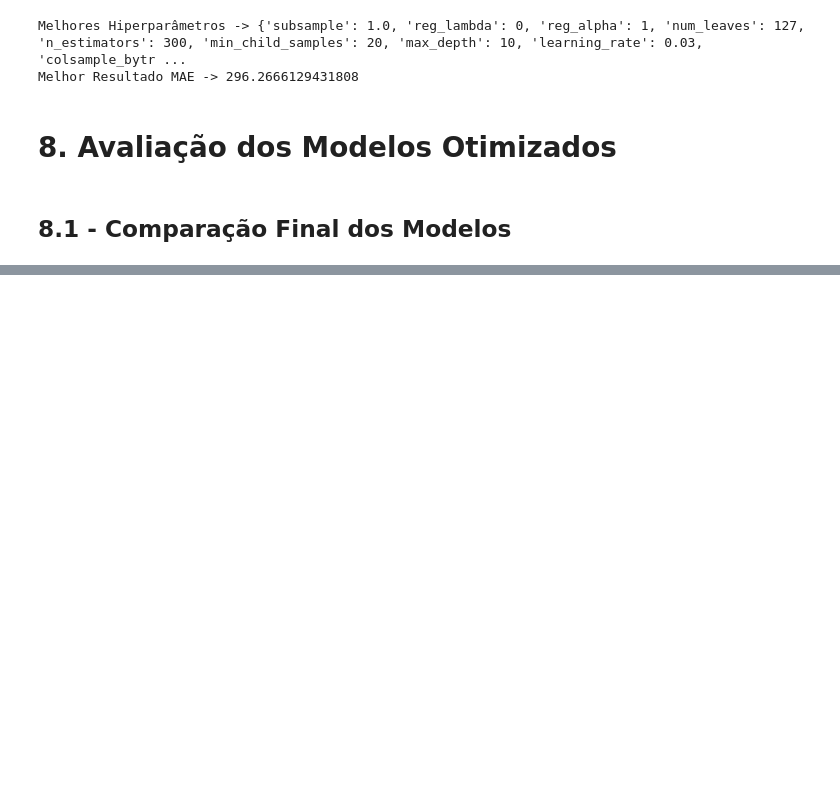
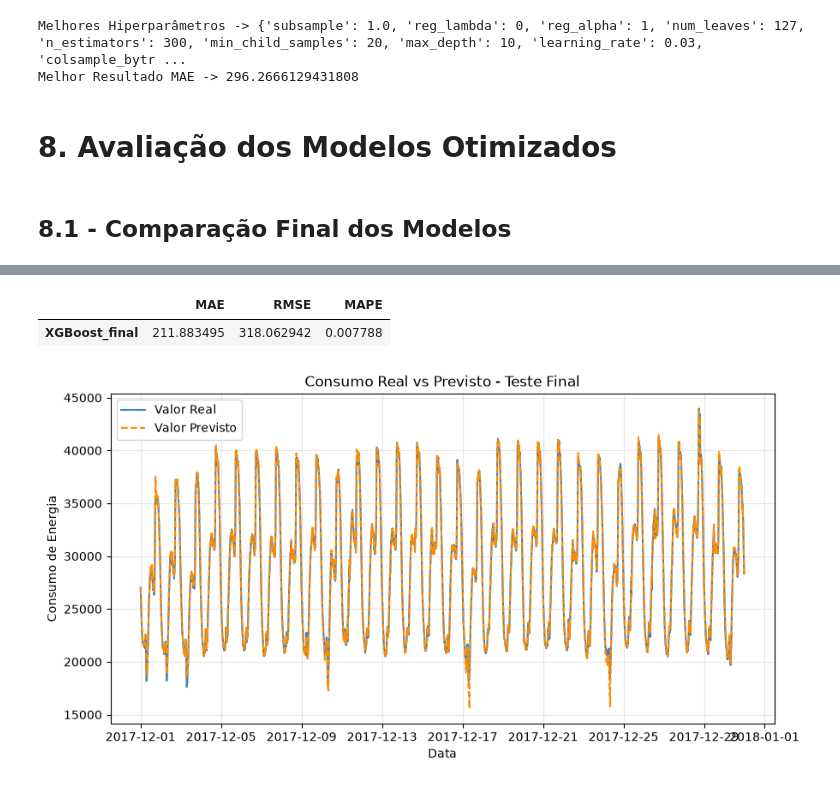
Before and after one commit to RenanTrevelim/energy-demand-forecasting, a Jupyter notebook: notebooks/03_modelos_ML.ipynb, the cells around one changed output, grey strips where cells are left out. Cells and saved outputs as stored; diff of their text form; code cells hidden in the pictures; blank space fills up the shorter version.

```diff
--- a/notebooks/03_modelos_ML.ipynb
+++ b/notebooks/03_modelos_ML.ipynb
@@ -521,0 +522,12 @@ plt.show()
+# %%
+sampler = optuna.samplers.TPESampler(seed=42)
+
+study_xgb = optuna.create_study(
+    direction="minimize",
+    sampler=sampler
+)
+
+study_xgb.optimize(
+    objective_xgb,
+    n_trials=20
+)
@@ -521,0 +697,4 @@ plt.show()
+# %%
+modelo_final = xgb.XGBRegressor(**study_xgb.best_params, random_state=42, n_jobs=-1)
+
+modelo_final.fit(X_modelagem, y_modelagem)
@@ -521,0 +714,29 @@ plt.show()
+# %%
+previsoes_finais = modelo_final.predict(X_teste_final)
+
+previsoes_finais = pd.Series(
+    previsoes_finais,
+    index=y_teste_final.index,
+    name="previsao"
+)
+# %%
+metricas_finais = calcula_metricas(y_teste_final, previsoes_finais)
+metricas_finais_df = pd.DataFrame(metricas_finais, index=["XGBoost_final"])
+metricas_finais_df
+# %% [output]
+|  | MAE | RMSE | MAPE |
+| XGBoost_final | 211.883495 | 318.062942 | 0.007788 |
+# %%
+plt.figure(figsize=(10,5))
+
+plt.plot(y_teste_final.index, y_teste_final, label="Valor Real", color='steelblue')
+plt.plot(previsoes_finais.index, previsoes_finais, label="Valor Previsto", color='darkorange', linestyle='--')
+
+plt.title("Consumo Real vs Previsto - Teste Final")
+plt.xlabel("Data")
+plt.ylabel("Consumo de Energia")
+plt.legend()
+plt.grid(alpha=0.3)
+plt.show()
+# %% [output]
+[figure, added]
```
Also changed, not shown: parts of 25 cells of this notebook.
